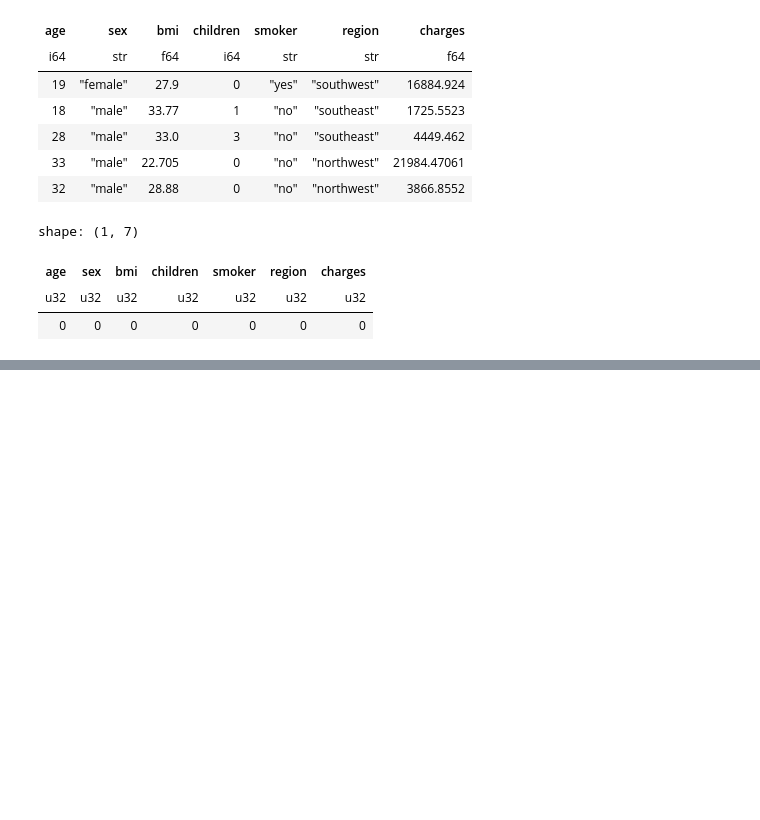
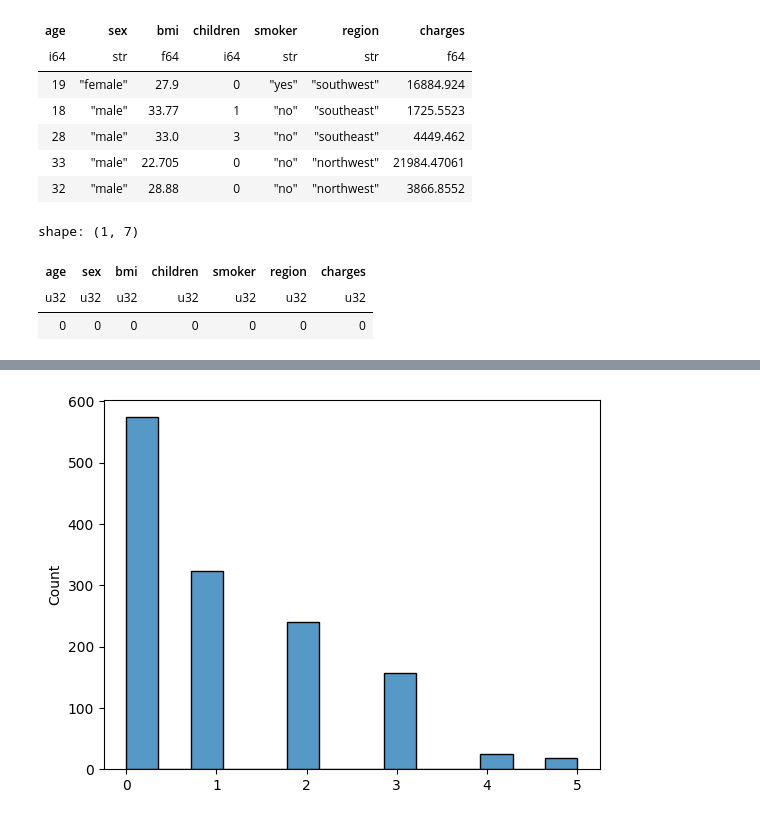
Before and after one commit to RJUNCC/data-modeling-sp500-forecasting, a Jupyter notebook: medical_insurance_cost.ipynb, the cells around one changed output, grey strips where cells are left out. Drawn from its saved outputs; the diff is of its cells as text; code cells hidden in the pictures; blank space fills up the shorter version.

```diff
--- a/medical_insurance_cost.ipynb
+++ b/medical_insurance_cost.ipynb
@@ -48,0 +59,5 @@ shape: (1, 7)
+# %%
+sns.histplot(data=df["children"])
+plt.show()
+# %% [output]
+[figure, added]
```
Also changed, not shown: parts of 9 cells of this notebook.
